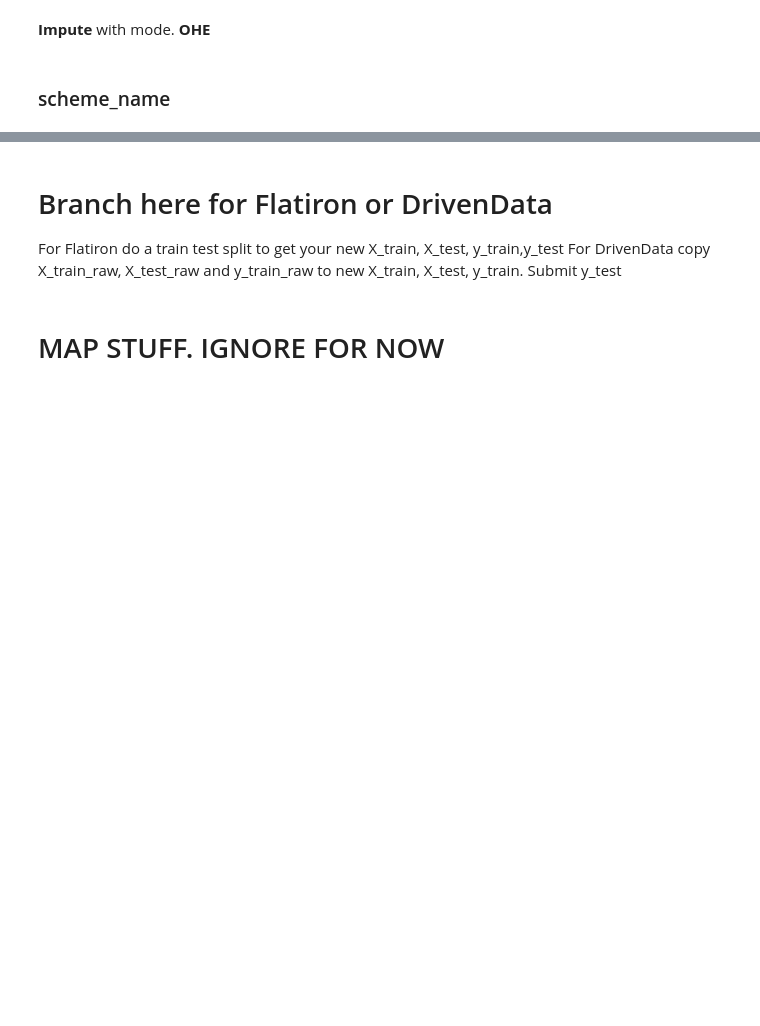
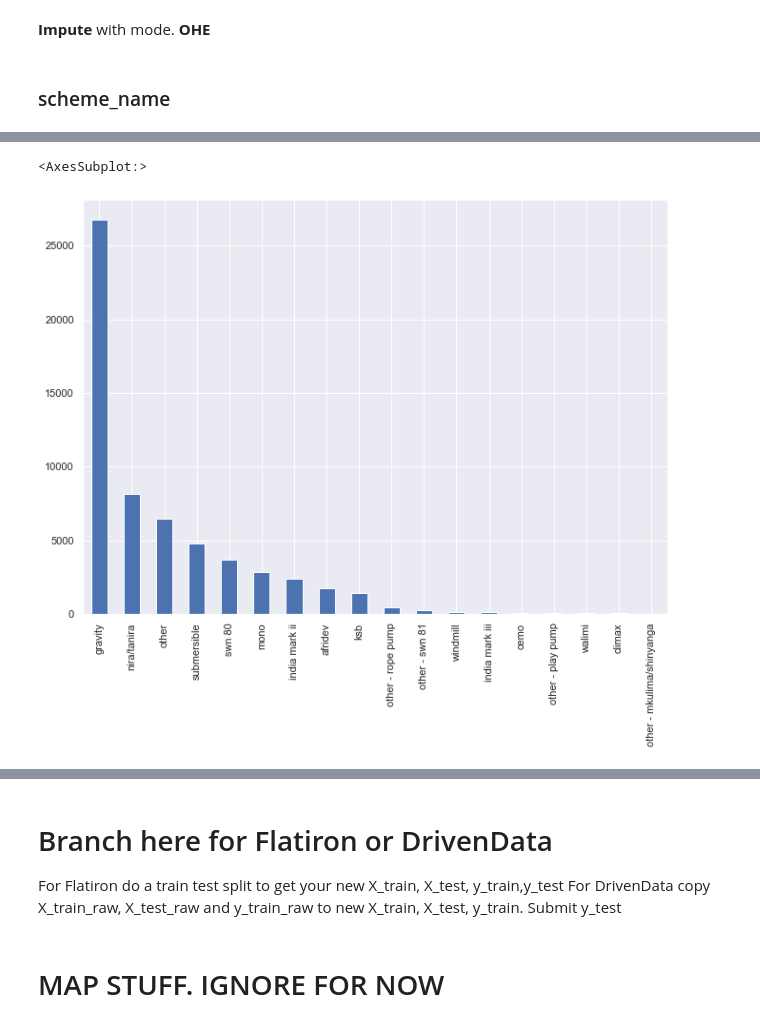
Before and after one commit to ssaeed85/dsc-ph3-TanzaniaWaterWell, a Jupyter notebook: Notebook_DrivenData.ipynb, the cells around one changed output, grey strips where cells are left out. Cells and saved outputs as stored; diff of their text form; code cells hidden in the pictures; blank space fills up the shorter version.

```diff
--- a/Notebook_DrivenData.ipynb
+++ b/Notebook_DrivenData.ipynb
@@ -510,0 +622,5 @@ Name: scheme_management, dtype: float64
+# %%
+df_train.extraction_type.value_counts().plot(kind='bar')
+# %% [output]
+<AxesSubplot:>
+[figure, added]
```
Also changed, not shown: parts of 55 cells of this notebook.
